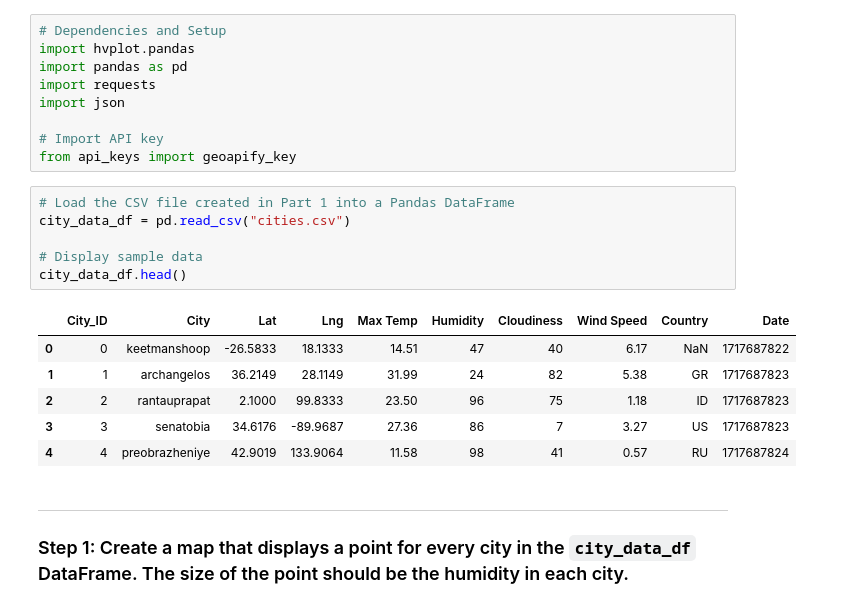
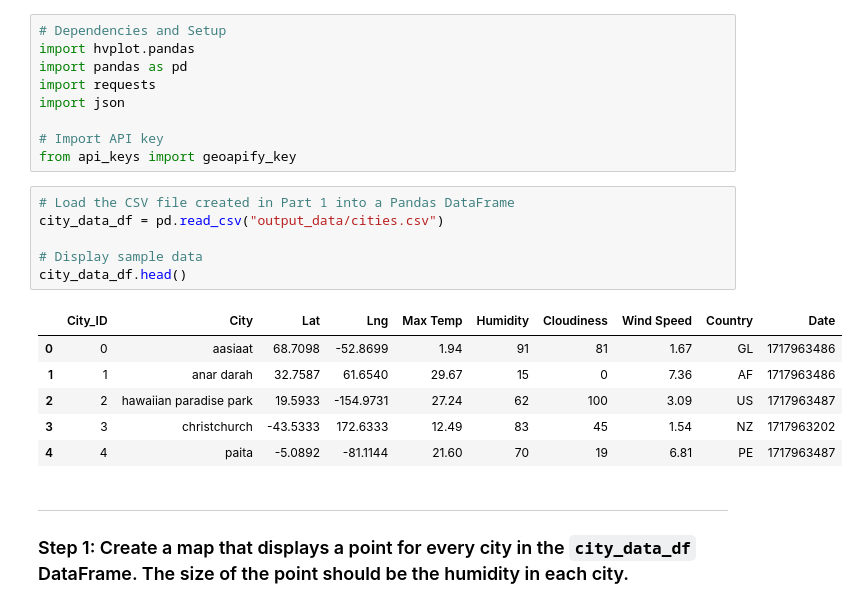
Before and after one commit to Ernawaty2024/python-api-challenge, a Jupyter notebook: WeatherPy/VacationPy.ipynb, the cells around one changed output. Saved outputs shown, nothing was run; the diff lists cells and outputs as text.

```diff
--- a/WeatherPy/VacationPy.ipynb
+++ b/WeatherPy/VacationPy.ipynb
@@ -14,17 +14,17 @@ import json
 from api_keys import geoapify_key
 # %%
 # Load the CSV file created in Part 1 into a Pandas DataFrame
-city_data_df = pd.read_csv("cities.csv")
+city_data_df = pd.read_csv("output_data/cities.csv")
 
 # Display sample data
 city_data_df.head()
 # %% [output]
 |  | City_ID | City | Lat | Lng | Max Temp | Humidity | Cloudiness | Wind Speed | Country | Date |
-| 0 | 0 | keetmanshoop | -26.5833 | 18.1333 | 14.51 | 47 | 40 | 6.17 | NaN | 1717687822 |
-| 1 | 1 | archangelos | 36.2149 | 28.1149 | 31.99 | 24 | 82 | 5.38 | GR | 1717687823 |
-| 2 | 2 | rantauprapat | 2.1000 | 99.8333 | 23.50 | 96 | 75 | 1.18 | ID | 1717687823 |
-| 3 | 3 | senatobia | 34.6176 | -89.9687 | 27.36 | 86 | 7 | 3.27 | US | 1717687823 |
-| 4 | 4 | preobrazheniye | 42.9019 | 133.9064 | 11.58 | 98 | 41 | 0.57 | RU | 1717687824 |
+| 0 | 0 | aasiaat | 68.7098 | -52.8699 | 1.94 | 91 | 81 | 1.67 | GL | 1717963486 |
+| 1 | 1 | anar darah | 32.7587 | 61.6540 | 29.67 | 15 | 0 | 7.36 | AF | 1717963486 |
+| 2 | 2 | hawaiian paradise park | 19.5933 | -154.9731 | 27.24 | 62 | 100 | 3.09 | US | 1717963487 |
+| 3 | 3 | christchurch | -43.5333 | 172.6333 | 12.49 | 83 | 45 | 1.54 | NZ | 1717963202 |
+| 4 | 4 | paita | -5.0892 | -81.1144 | 21.60 | 70 | 19 | 6.81 | PE | 1717963487 |
 # %% [markdown]
 ---
 
```
Also changed, not shown: parts of 4 cells of this notebook.
